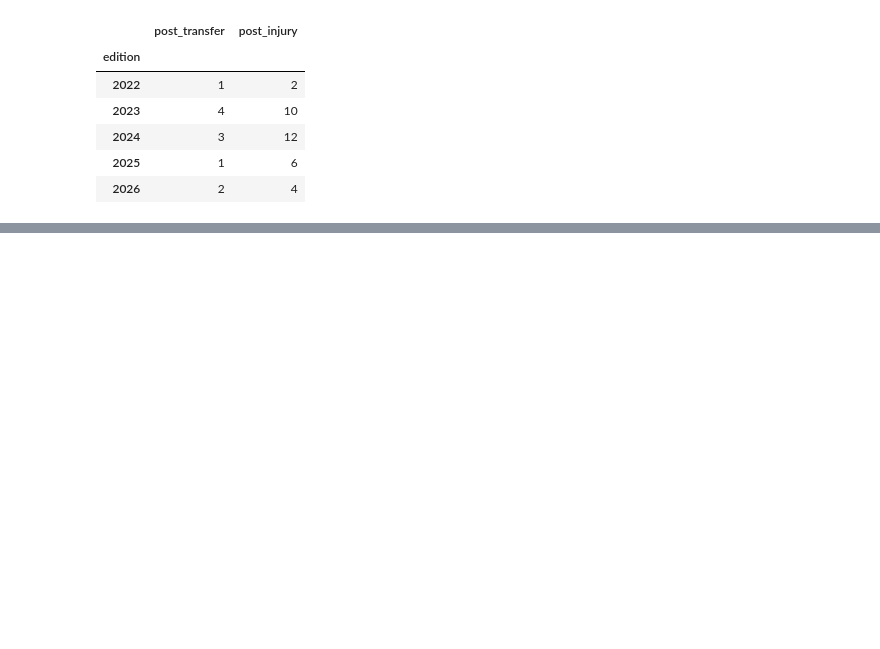
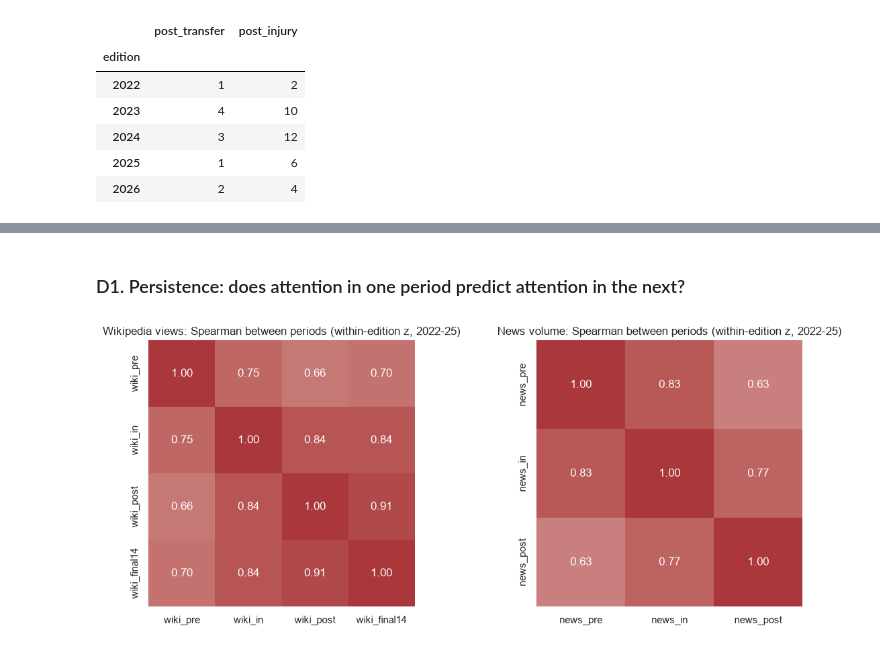
Before and after one commit to AswathKarthik10/predicting-the-ballon-dor, a Jupyter notebook: ballon_dor_2026.ipynb, the cells around one changed output, grey strips where cells are left out. Saved outputs shown, nothing was run; the diff lists cells and outputs as text; code cells hidden in the pictures; blank space fills up the shorter version.

Commit message:
Add attention recency analysis (section D) and feature EDA report
Co-Authored-By: Claude Sonnet 5.5 <noreply@anthropic.com>

```diff
--- a/ballon_dor_2026.ipynb
+++ b/ballon_dor_2026.ipynb
@@ -1061,0 +1074,21 @@ post_transfer / post_injury counts by edition:
+# %%
+days_post = (pd.to_datetime(t2["snapshot_date"]) - t2["edition"].map(EDITION_FACTS["window_end"])).dt.days
+att = pd.DataFrame({
+    "edition": t2["edition"],
+    "player_name": t2["player_name"],
+    "points": t2["bdo_points"],
+    "wiki_pre": np.log(t2["wiki_views_pre_juror_w"]),
+    "wiki_in": np.log(t2["wiki_views_in_juror_w"]),
+    "wiki_post": np.log(t2["wiki_views_post_juror_w"] / days_post),
+    "wiki_final14": np.log(t2["wiki_views_final14_juror_w"] / 14),
+    "news_pre": np.log(t2["news_vol_pre_juror_w"]),
+    "news_in": np.log(t2["news_vol_in_juror_w"]),
+    "news_post": np.log(t2["news_vol_post_juror_w"] / days_post),
+})
+att["final_spike"] = att["wiki_final14"] - att["wiki_post"]
+ATT_COLS = [c for c in att.columns if c not in ("edition", "player_name", "points")]
+att_lab = att[att["edition"] < FORECAST_EDITION].copy()
+att_z = within_edition_z(att, ATT_COLS)
+att_lab_z = att_z.loc[att_lab.index]
+print("any non-finite attention values:", int((~np.isfinite(att[ATT_COLS])).sum().sum()))
+display(att_lab[ATT_COLS].describe().T.round(2))
@@ -1061,0 +1106,15 @@ post_transfer / post_injury counts by edition:
+# %% [markdown]
+### D1. Persistence: does attention in one period predict attention in the next?
+# %%
+fig, axes = plt.subplots(1, 2, figsize=(12, 4.8))
+wiki_cols = ["wiki_pre", "wiki_in", "wiki_post", "wiki_final14"]
+news_cols = ["news_pre", "news_in", "news_post"]
+for ax, cols, title in zip(axes, (wiki_cols, news_cols), ("Wikipedia views", "News volume")):
+    c = att_lab_z[cols].corr(method="spearman")
+    sns.heatmap(c, annot=True, fmt=".2f", cmap="vlag", center=0, vmin=-1, vmax=1, ax=ax, cbar=False, square=True)
+    ax.set_title(f"{title}: Spearman between periods (within-edition z, 2022-25)")
+plt.tight_layout()
+plt.savefig("figures/eda/d_attention_persistence.png", dpi=130)
+plt.show()
+# %% [output]
+[figure, added]
```
Also changed, not shown: parts of 12 cells of this notebook, 5 other files.
